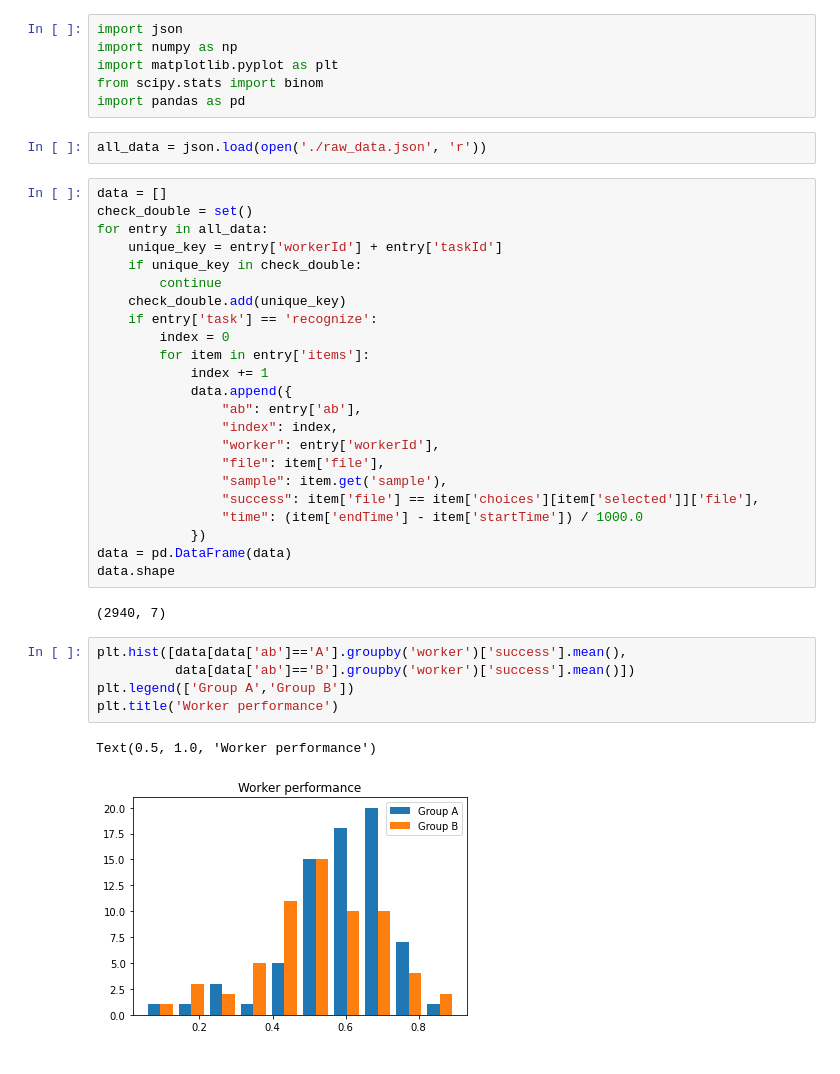
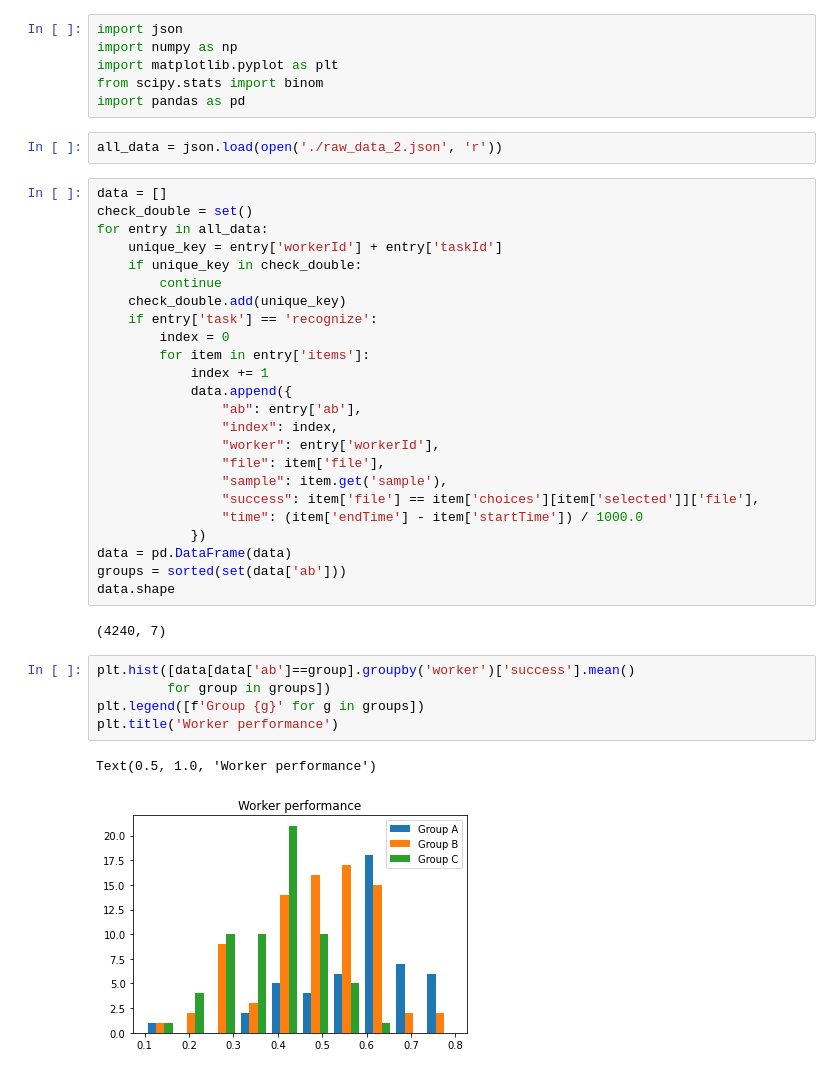
Before and after one commit to stefandirnstorfer/paramoji, a Jupyter notebook: results/Decoding.ipynb, the cells around one changed output. Saved outputs shown, nothing was run; the diff lists cells and outputs as text.

```diff
--- a/results/Decoding.ipynb
+++ b/results/Decoding.ipynb
@@ -5,7 +5,7 @@ import matplotlib.pyplot as plt
 from scipy.stats import binom
 import pandas as pd
 # %%
-all_data = json.load(open('./raw_data.json', 'r'))
+all_data = json.load(open('./raw_data_2.json', 'r'))
 # %%
 data = []
 check_double = set()
@@ -28,17 +28,18 @@ for entry in all_data:
                 "time": (item['endTime'] - item['startTime']) / 1000.0
             })
 data = pd.DataFrame(data)
+groups = sorted(set(data['ab']))
 data.shape
 # %% [output]
-(2940, 7)
+(4240, 7)
 # %%
-plt.hist([data[data['ab']=='A'].groupby('worker')['success'].mean(),
-          data[data['ab']=='B'].groupby('worker')['success'].mean()])
-plt.legend(['Group A','Group B'])
+plt.hist([data[data['ab']==group].groupby('worker')['success'].mean()
+         for group in groups])
+plt.legend([f'Group {g}' for g in groups])
 plt.title('Worker performance')
 # %% [output]
 Text(0.5, 1.0, 'Worker performance')
-[figure, old version]
+[figure, new version]
 # %%
 plt.scatter(
     data.groupby('worker')['success'].mean(),
```
Also changed, not shown: parts of 8 cells of this notebook, 15 other files.
